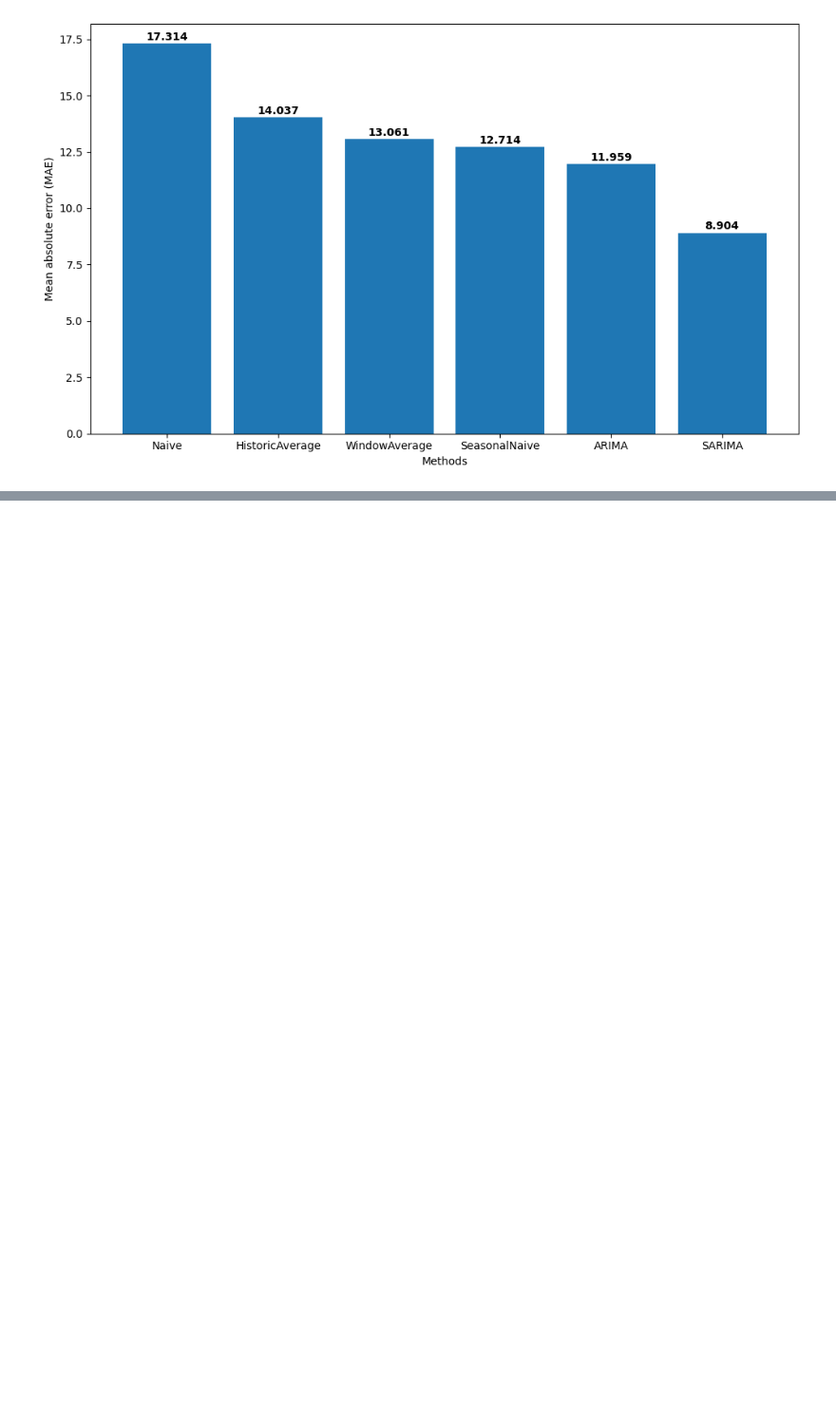
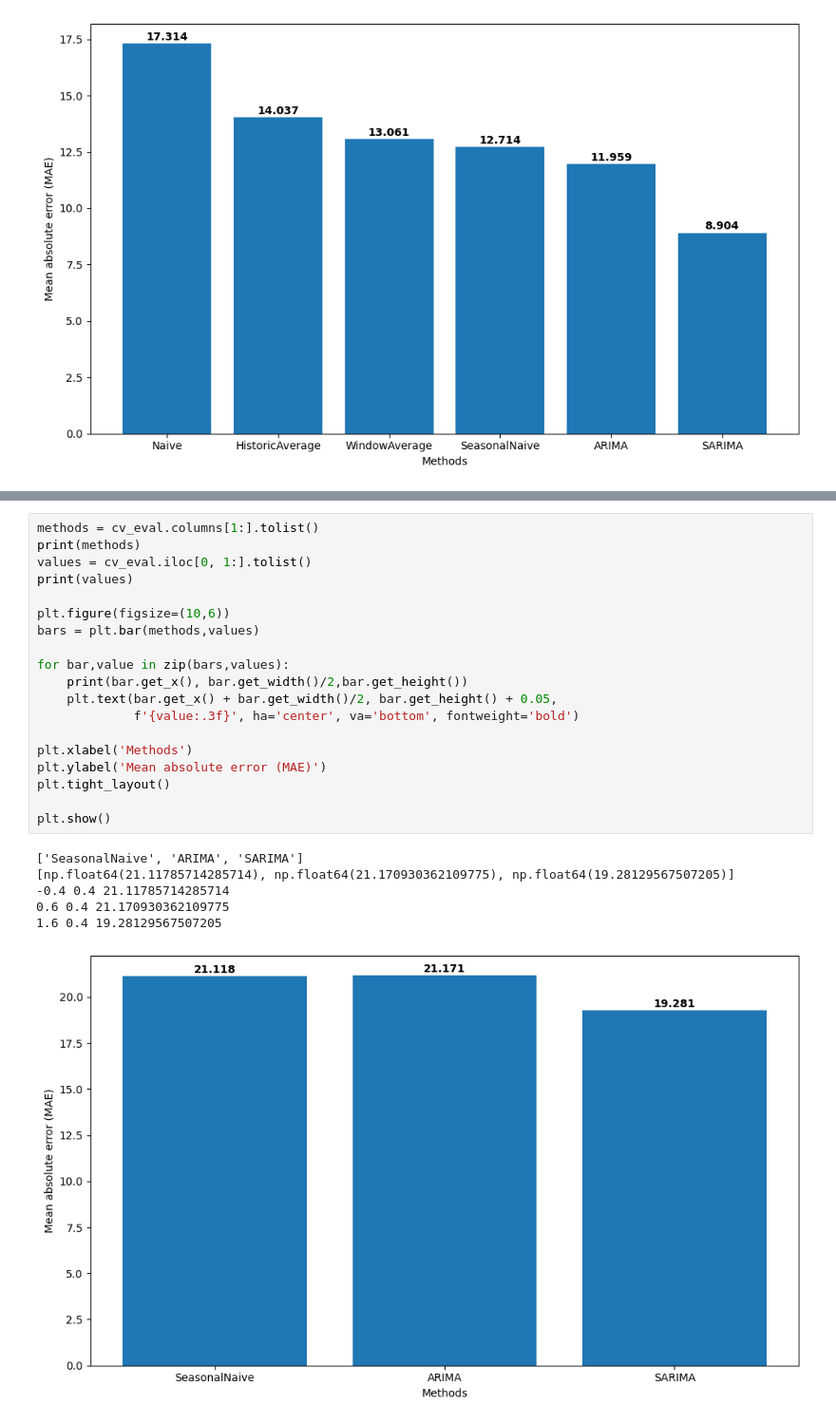
Before and after one commit to Hotties/TimeSeries-forecasting, a Jupyter notebook: 1.ipynb, the cells around one changed output, grey strips where cells are left out. Shown: that part at 95% size. Cells and saved outputs as stored; diff of their text form; blank space fills up the shorter version.

```diff
--- a/1.ipynb
+++ b/1.ipynb
@@ -202,0 +251,26 @@ plt.show()
+# %%
+methods = cv_eval.columns[1:].tolist()
+print(methods)
+values = cv_eval.iloc[0, 1:].tolist()
+print(values)
+
+plt.figure(figsize=(10,6))
+bars = plt.bar(methods,values)
+
+for bar,value in zip(bars,values):
+    print(bar.get_x(), bar.get_width()/2,bar.get_height())
+    plt.text(bar.get_x() + bar.get_width()/2, bar.get_height() + 0.05,
+             f'{value:.3f}', ha='center', va='bottom', fontweight='bold')
+
+plt.xlabel('Methods')
+plt.ylabel('Mean absolute error (MAE)')
+plt.tight_layout()
+
+plt.show()
+# %% [output]
+['SeasonalNaive', 'ARIMA', 'SARIMA']
+[np.float64(21.11785714285714), np.float64(21.170930362109775), np.float64(19.28129567507205)]
+-0.4 0.4 21.11785714285714
+0.6 0.4 21.170930362109775
+1.6 0.4 19.28129567507205
+[figure, added]
```
Also changed, not shown: parts of 5 cells of this notebook.
